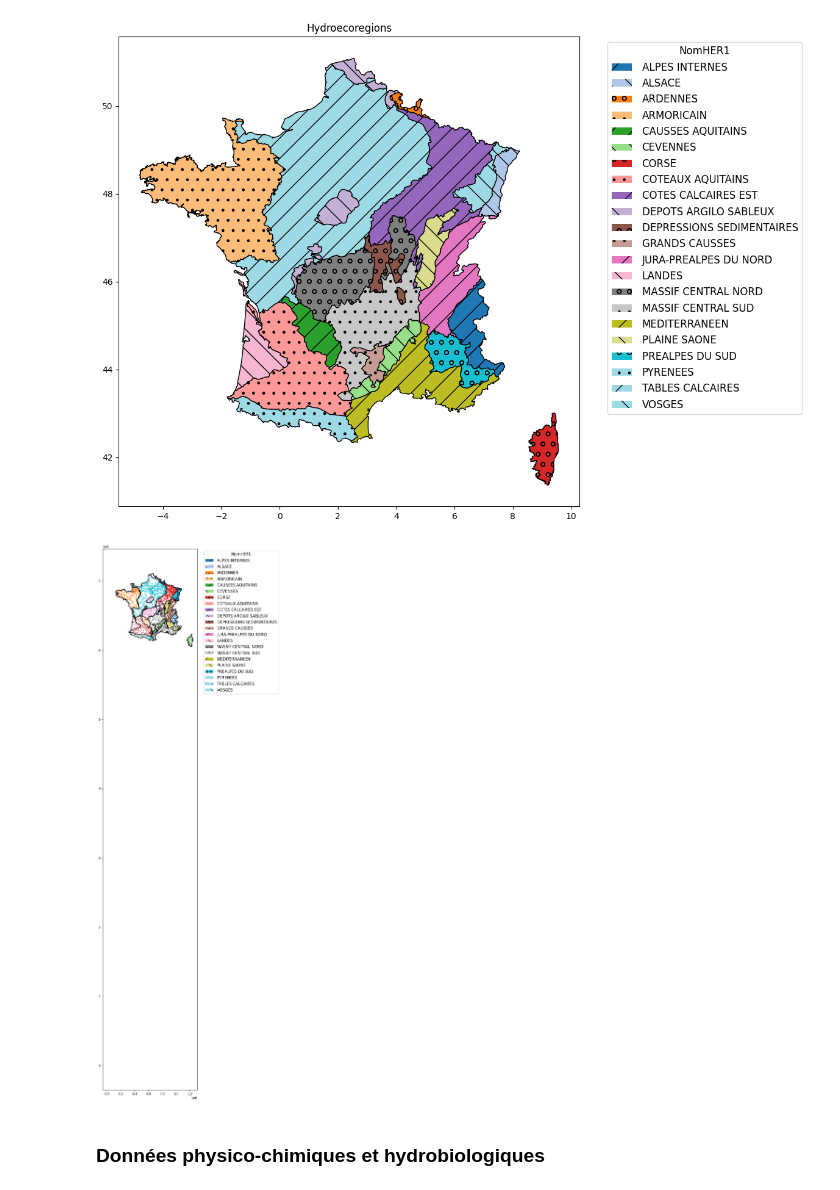
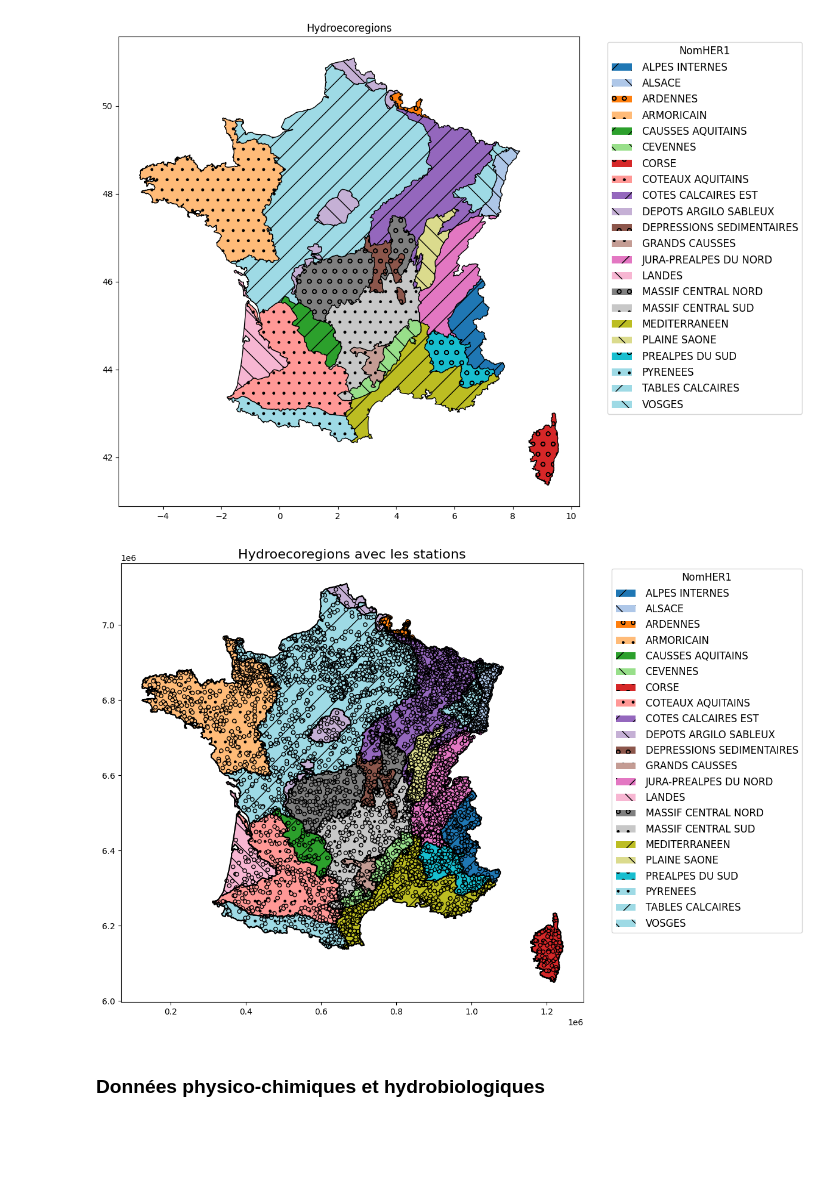
Before and after one commit to zoemarquis/naiades-analytics, a Jupyter notebook: naiades.ipynb, the cells around one changed output. Drawn from its saved outputs; the diff is of its cells as text; code cells hidden in the pictures; blank space fills up the shorter version.

```diff
--- a/naiades.ipynb
+++ b/naiades.ipynb
@@ -149,27 +149,41 @@ plt.show()
 # %%
 # Situons les différentes stations de la table station dans la carte des hydroecoregions
 
-# TODO CHARLOTTE : mettre la bonne forme de projection avec la bonne couleur pour les stations comme la cellule juste au dessus
+# TODO CHARLOTTE OK : mettre la bonne forme de projection avec la bonne couleur pour les stations comme la cellule juste au dessus
 
 crs_lambert = 'PROJCS["RGF_1993_Lambert_93",GEOGCS["GCS_RGF_1993",DATUM["D_RGF_1993",SPHEROID["GRS_1980",6378137.0,298.257222101]],PRIMEM["Greenwich",0.0],UNIT["Degree",0.0174532925199433]],PROJECTION["Lambert_Conformal_Conic"],PARAMETER["False_Easting",700000.0],PARAMETER["False_Northing",6600000.0],PARAMETER["Central_Meridian",3.0],PARAMETER["Standard_Parallel_1",49.0],PARAMETER["Standard_Parallel_2",44.0],PARAMETER["Latitude_Of_Origin",46.5],UNIT["Meter",1.0]]'
 x_col = 'CoordXStationMesureEauxSurface'
 y_col = 'CoordYStationMesureEauxSurface'
 carto_i2m2 = gpd.GeoDataFrame(df_stations,crs=crs_lambert ,
                         geometry = gpd.GeoSeries(df_stations.agg(lambda x:geom.Point(x.loc[x_col],x.loc[y_col])  ,axis=1)))
 
 HER_stations=carto_i2m2.sjoin(df_hydroregions.to_crs(crs_lambert),predicate='within').to_crs(crs_lambert)
 
 fig, ax = plt.subplots(1, 1, figsize=(10, 30))
-df_hydroregions.plot(column='NomHER1', legend=True, ax=ax)
+
+colors = plt.colormaps['tab20']
+hatches = ['/', '\\', 'o', '.']
+legend_elements = []
+
+color_mapping = {}
+for i, (name, region) in enumerate(df_hydroregions.groupby('NomHER1')):
+    region = region.to_crs(crs_lambert)
+    patch = region.plot(ax=ax, color=colors(i), hatch=hatches[i % len(hatches)], edgecolor='black', label=name)
+    legend_elements.append(Patch(facecolor=colors(i), hatch=hatches[i % len(hatches)], label=name))
+    color_mapping[name] = colors(i)
+
+station_colors = HER_stations['NomHER1'].map(color_mapping)
+HER_stations.plot(ax=ax, color=station_colors, markersize=20, edgecolor='black')
+
 HER_lambert = df_hydroregions.to_crs(crs_lambert)
-HER_stations.plot(column='NomHER1', legend=True, ax=ax, markersize=1)
 HER_lambert.boundary.plot(ax=ax, color='black')
 
 ax.legend(handles=legend_elements, title='NomHER1', bbox_to_anchor=(1.05, 1), loc='upper left',  fontsize='large', title_fontsize='large', handletextpad=1)
+ax.set_title('Hydroecoregions avec les stations', fontsize=16)
 
 plt.show()
 # %% [output]
-[figure, old version]
+[figure, new version]
 # %% [markdown]
 ### Données physico-chimiques et hydrobiologiques
 # %%
```
Also changed, not shown: parts of 34 cells of this notebook.
